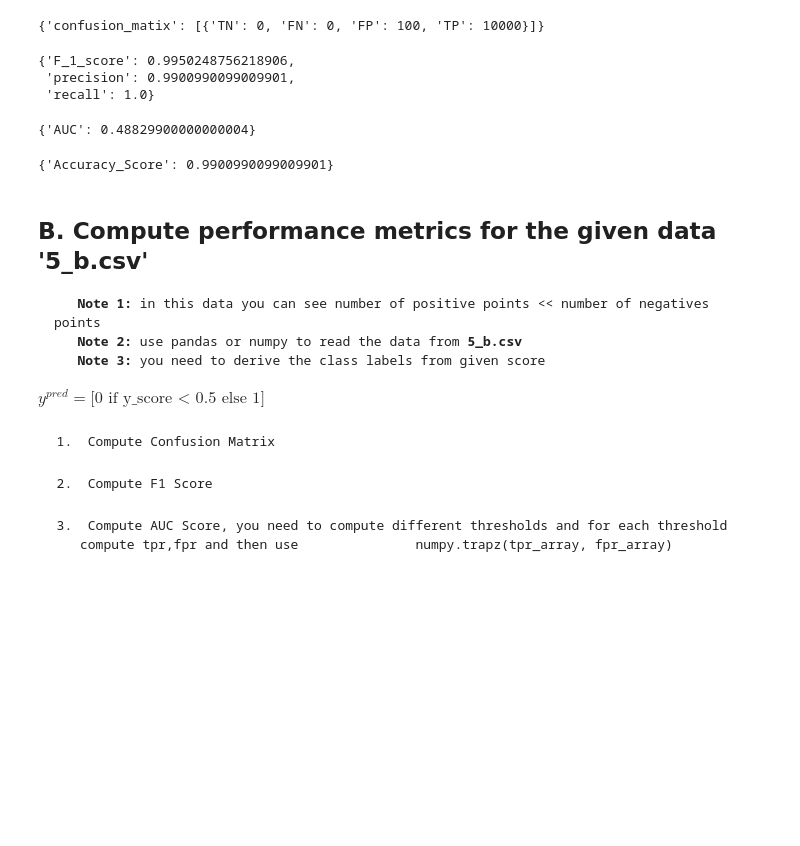
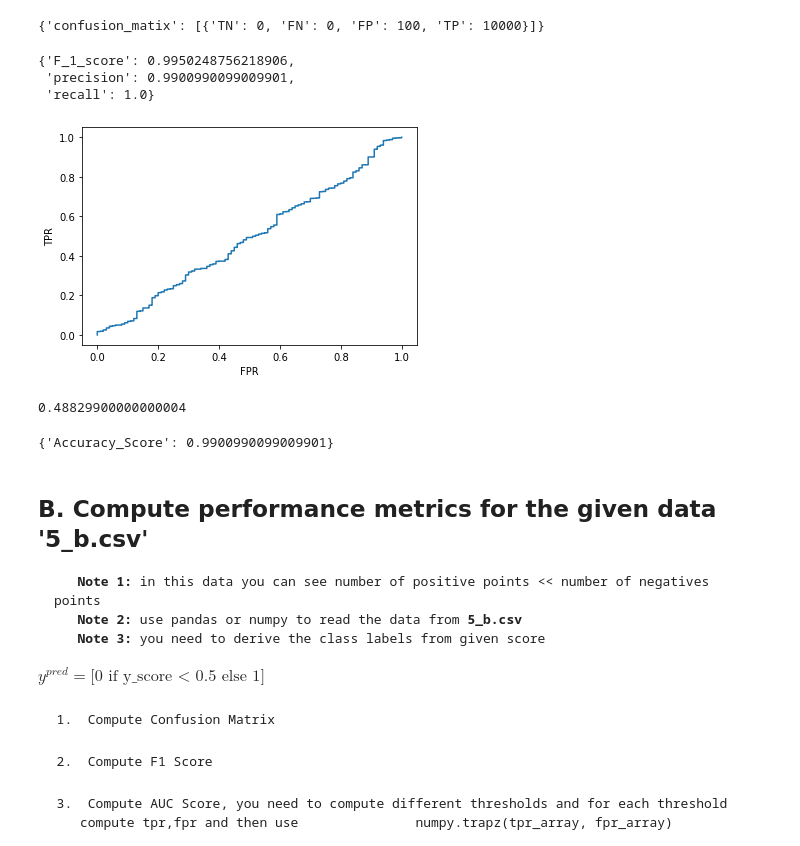
Before and after one commit to Orion6400/AAIC, a Jupyter notebook: Performance matrix/5_Performance_metrics/5_Performance_metrics_Instructions.ipynb, the cells around one changed output. Saved outputs shown, nothing was run; the diff lists cells and outputs as text; code cells hidden in the pictures; blank space fills up the shorter version.

```diff
--- a/Performance matrix/5_Performance_metrics/5_Performance_metrics_Instructions.ipynb
+++ b/Performance matrix/5_Performance_metrics/5_Performance_metrics_Instructions.ipynb
@@ -83,4 +83,10 @@ def auc(df_a):
         FPR.append(result['confusion_matix'][0]['FP'] / N_ve)
         df_a.drop(columns=['y_pred'])
     AUC = np.trapz(TPR,FPR)
-    return({"AUC":AUC,"TPR":TPR,"FPR":FPR})
+    x = FPR
+    y = TPR
+    plt.plot(x, y)
+    plt.xlabel('FPR')
+    plt.ylabel('TPR')
+    plt.show()
+    return({"AUC":AUC})
@@ -109,10 +105,12 @@ confusion_matix(df_a,threshold)
 {'F_1_score': 0.9950248756218906,
  'precision': 0.9900990099009901,
  'recall': 1.0}
-# %%
-auc(df_a)
-# %% [output]
-{'AUC': 0.48829900000000004}
+# %%
+result = auc(df_a)
+result["AUC"]
+# %% [output]
+[figure, added]
+0.48829900000000004
 # %%
 accuracy_score(df_a,threshold)
 # %% [output]
```
Also changed, not shown: parts of 5 cells of this notebook, 1 other file.
